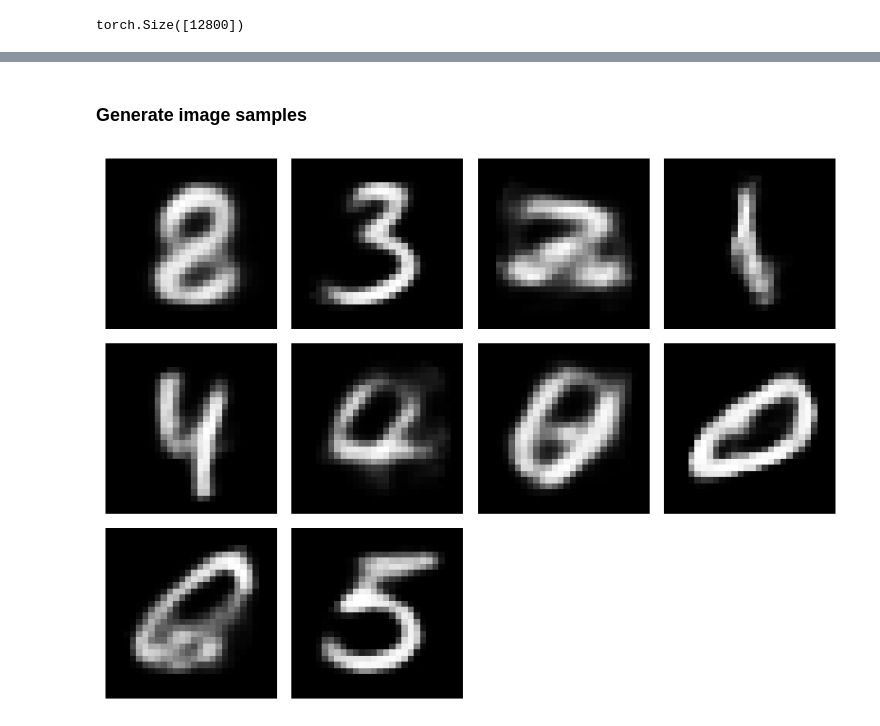
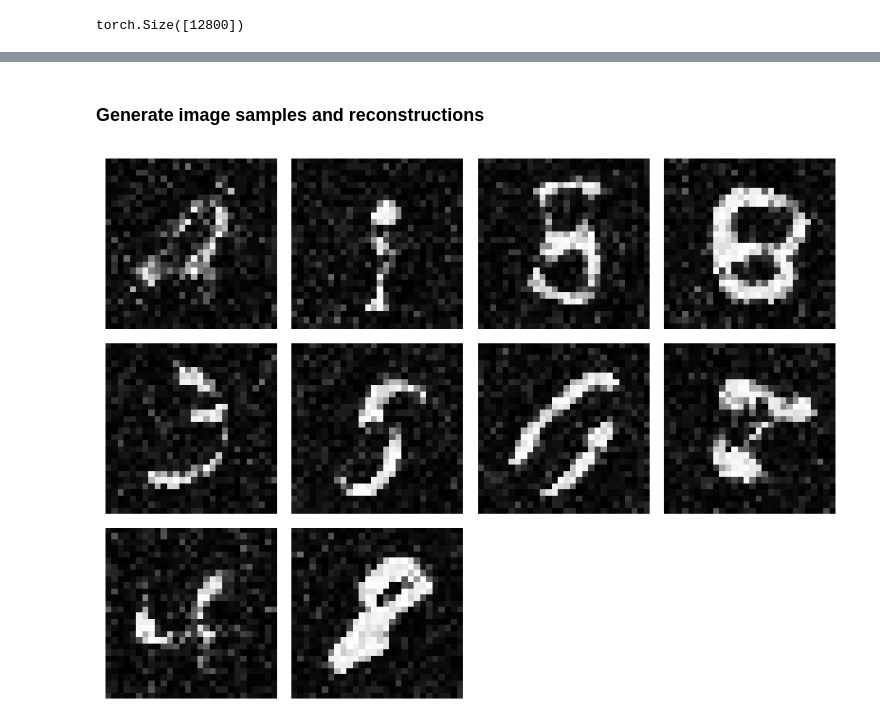
Before and after one commit to RohanS14/torchVAE, a Jupyter notebook: notebooks/vis.ipynb, the cells around one changed output, grey strips where cells are left out. Cells and saved outputs as stored; diff of their text form; code cells hidden in the pictures.

Commit message:
docs refactor and test

```diff
--- a/notebooks/vis.ipynb
+++ b/notebooks/vis.ipynb
@@ -25,6 +25,10 @@ saved_model = "../checkpoints/pcvae_weighted-PCvae-MNIST-linear-20-1-0.001-2024-
+# %%
+cpcvae = ConsistencyConstrainedVAE(architecture="fc", latent_dims=50, num_classes=10, input_dims=784, distn="bern")
+# %%
+saved_model = "../checkpoints/test_cpcvae_mnist_agg"
 # %%
 state_dict = torch.load(saved_model)
-pcvae.load_state_dict(state_dict)
-pcvae.eval()
-pcvae.to(device)
+cpcvae.load_state_dict(state_dict)
+cpcvae.eval()
+cpcvae.to(device)
 # %% [output]
@@ -157,6 +141,6 @@ stackedHist(z_batches, y_batches)
 # %% [markdown]
-### Generate image samples
+### Generate image samples and reconstructions
 # %%
-sample_random(pcvae, n=10)
+sample_random(cpcvae, n=10)
 # %% [output]
-[figure, old version]
+[figure, new version]
```
Also changed, not shown: parts of 15 cells of this notebook, 20 other files.
